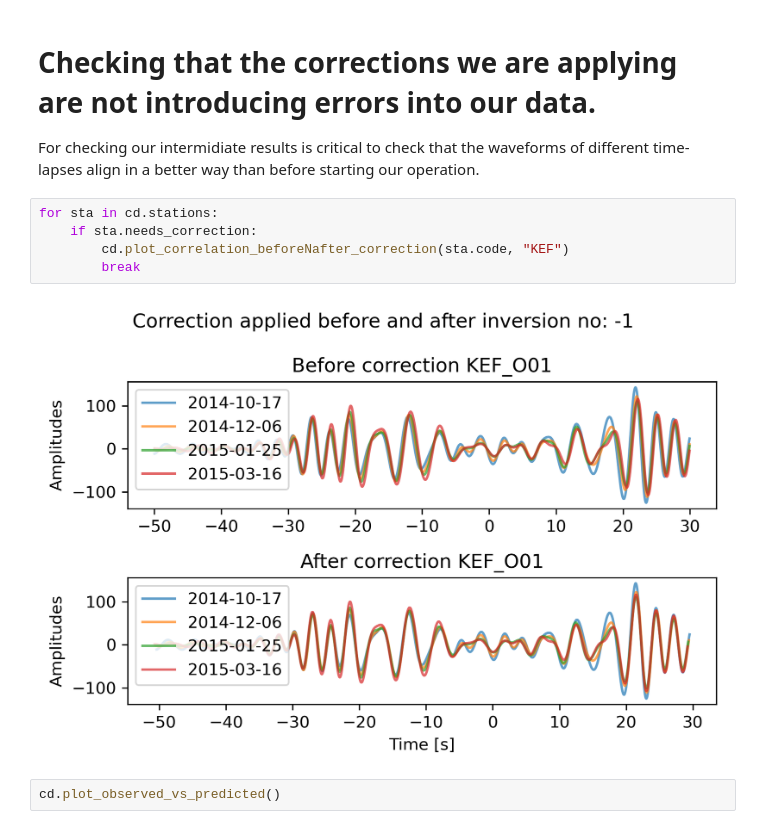
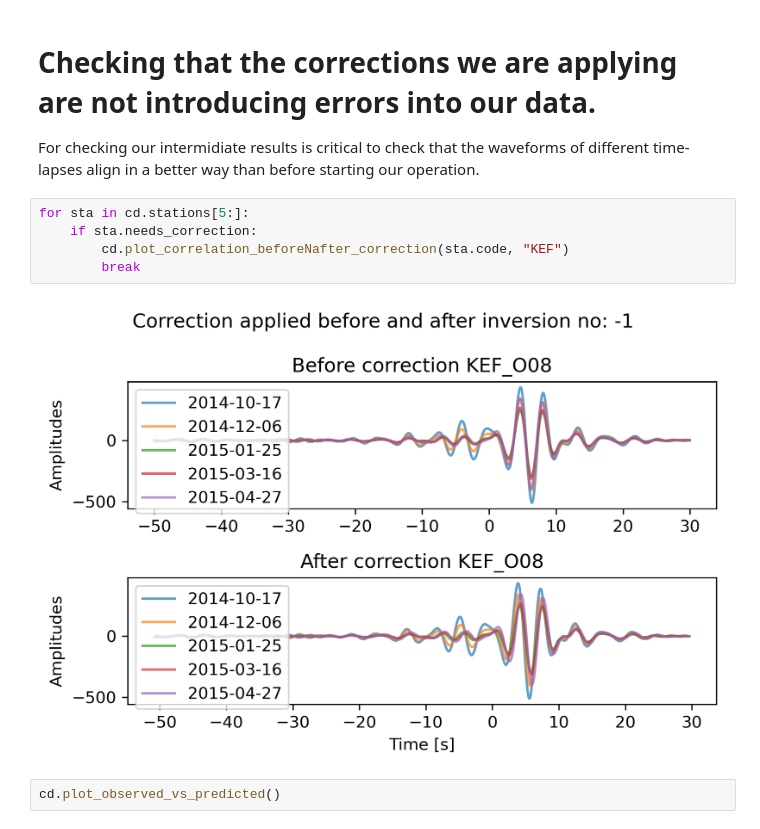
Before and after one commit to davidn182/ocloc, a Jupyter notebook: tutorials/7. Testing the inverse strategies.ipynb, the cells around one changed output. Drawn from its saved outputs; the diff is of its cells as text.

```diff
--- a/tutorials/7. Testing the inverse strategies.ipynb
+++ b/tutorials/7. Testing the inverse strategies.ipynb
@@ -149,12 +149,12 @@ cd.plot_hist_no_correlations_per_station()
 
 For checking our intermidiate results is critical to check that the waveforms of different time-lapses align in a better way than before starting our operation.
 # %%
-for sta in cd.stations:
+for sta in cd.stations[5:]:
     if sta.needs_correction:
         cd.plot_correlation_beforeNafter_correction(sta.code, "KEF")
         break
 # %% [output]
-[figure, old version]
+[figure, new version]
 # %%
 cd.plot_observed_vs_predicted()
 # %% [output]
```
Also changed, not shown: parts of 5 cells of this notebook, 13 other files.
